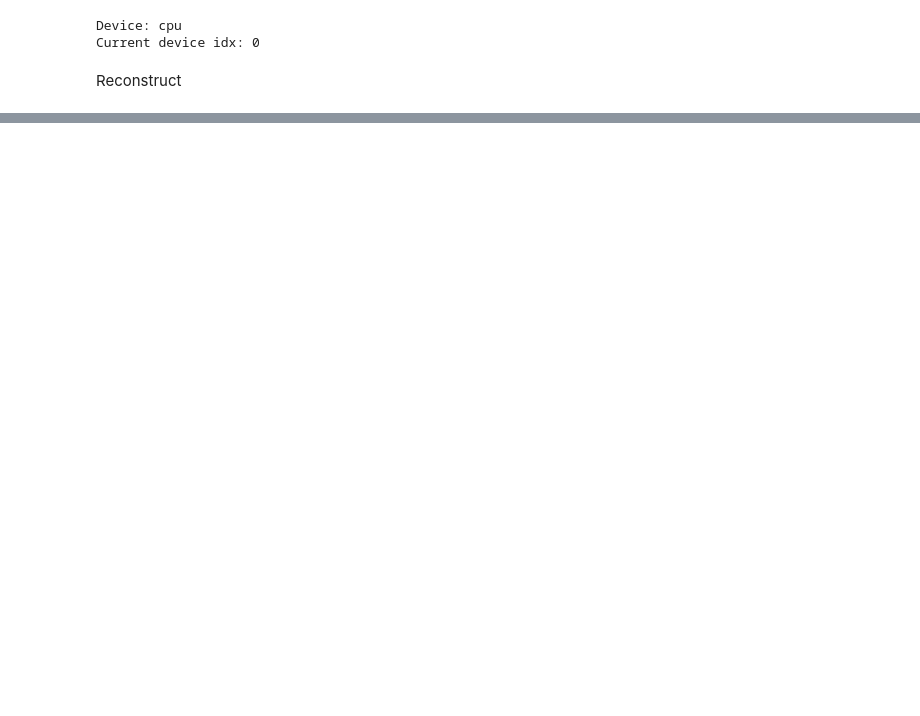
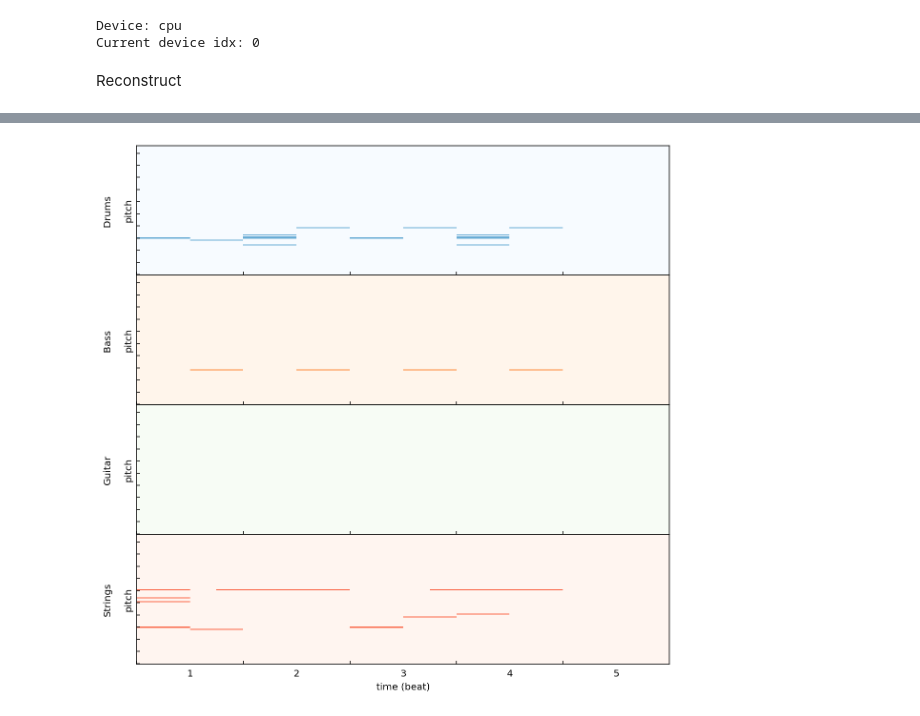
Before and after one commit to EmanueleCosenza/polyphemus, a Jupyter notebook: plot.ipynb, the cells around one changed output, grey strips where cells are left out. Saved outputs shown, nothing was run; the diff lists cells and outputs as text; code cells hidden in the pictures; blank space fills up the shorter version.

```diff
--- a/plot.ipynb
+++ b/plot.ipynb
@@ -605,3 +648,15 @@ muspy.write_midi(prefix + "rec" + ".mid", rec)
+# %%
+rec = from_tensor_to_muspy(music_rec, track_data)
+
+fig, axs_ = plt.subplots(4, sharex=True, figsize=(10,10))
+fig.subplots_adjust(hspace=0)
+axs = axs_.tolist()
+
+muspy.show_pianoroll(rec, yticklabel='off', grid_axis='off', axs=axs)
+plt.savefig(prefix + "rec" + ".png", dpi=200)
+muspy.write_midi(prefix + "rec" + ".mid", rec)
+# %% [output]
+[figure, added]
 # %%
 def generate_square_subsequent_mask(sz):
     """Generates an upper-triangular matrix of -inf, with zeros on diag."""
```
Also changed, not shown: parts of 24 cells of this notebook, 2 other files.
